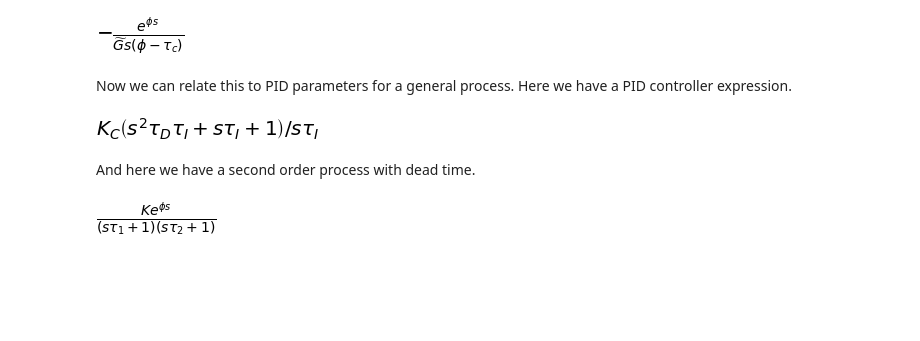
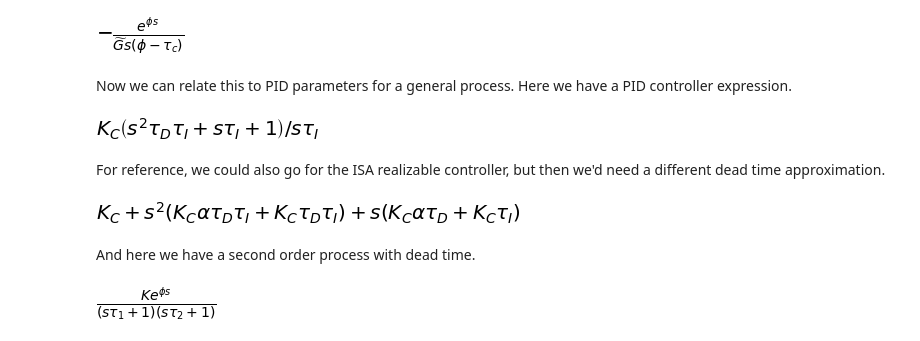
Before and after one commit to alchemyst/Dynamics-and-Control, a Jupyter notebook: 2_Control/3_PID_controller_design_tuning_and_troubleshooting/Direct synthesis PID design.ipynb, the cells around one changed output. Saved outputs shown, nothing was run; the diff lists cells and outputs as text; code cells hidden in the pictures; blank space fills up the shorter version.

Commit message:
Add reference to ISA PID

```diff
--- a/2_Control/3_PID_controller_design_tuning_and_troubleshooting/Direct synthesis PID design.ipynb
+++ b/2_Control/3_PID_controller_design_tuning_and_troubleshooting/Direct synthesis PID design.ipynb
@@ -62,6 +62,18 @@ PID = K_C*(1 + 1/(tau_I*s) + tau_D*s)
 PID.expand().together()
 # %% [output]
 [figure]
+# %% [markdown]
+For reference, we could also go for the ISA realizable controller, but then we'd need a different dead time approximation.
+# %%
+alpha = sympy.symbols('alpha')
+# %%
+ISA = K_C*(1 + 1/(tau_I*s) + tau_D*s/(alpha*tau_D*s + 1))
+# %%
+num, den = ISA.cancel().as_numer_denom()
+# %%
+num.collect(s)
+# %% [output]
+[figure, added]
 # %% [markdown]
 And here we have a second order process with dead time.
 # %%
```
